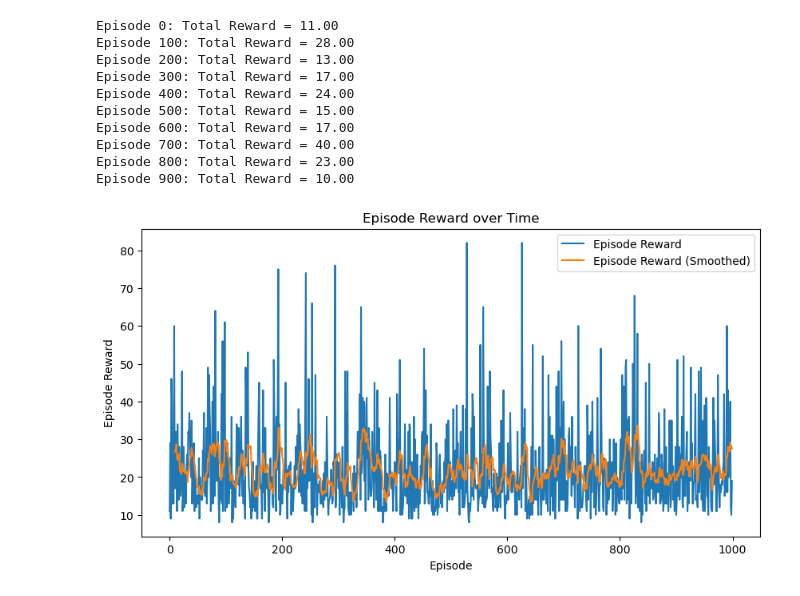
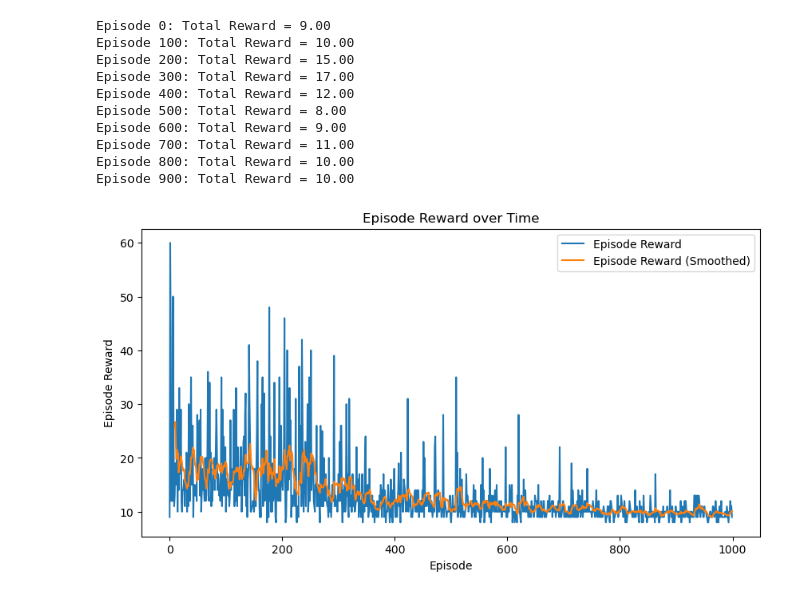
Before and after one commit to RanZhu1989/RL_PlayGround, a Jupyter notebook: Policy_Gradient/QAC_TD_SharedNet.ipynb, the cells around one changed output. Saved outputs shown, nothing was run; the diff lists cells and outputs as text; code cells hidden in the pictures.

```diff
--- a/Policy_Gradient/QAC_TD_SharedNet.ipynb
+++ b/Policy_Gradient/QAC_TD_SharedNet.ipynb
@@ -102,6 +102,7 @@ class TrainManager():
         self.device = torch.device(my_device)
 
         self.env = env
+        _,_ = self.env.reset(seed=self.seed)
         self.episode_num = episode_num
         obs_dim = gym.spaces.utils.flatdim(env.observation_space)
         action_dim = env.action_space.n
@@ -117,7 +118,7 @@ class TrainManager():
 
     def train_episode(self) -> float:
         total_reward = 0
-        obs,_ = self.env.reset(seed=self.seed)
+        obs,_ = self.env.reset()
         while True:
             action = self.agent.get_action(obs)
             next_obs, reward, terminated, truncated, _ = self.env.step(action)
@@ -154,26 +155,25 @@ class TrainManager():
         plt.legend()
         plt.show()
 # %%
-if __name__ == "__main__":
-    env = gym.make('CartPole-v0')
-    Manger = TrainManager(env = env,
-                        episode_num = 1000,
-                        lr = 1e-6,
-                        gamma = 0.98,
-                        seed = 0,
-                        my_device = "cpu"
-                        )
-    Manger.train()
-    Manger.plotting(smoothing_window=10)
+env = gym.make('CartPole-v0')
+Manger = TrainManager(env = env,
+                    episode_num = 1000,
+                    lr = 1e-5,
+                    gamma = 0.98,
+                    seed = 0,
+                    my_device = "cpu"
+                    )
+Manger.train()
+Manger.plotting(smoothing_window=10)
 # %% [output]
-Episode 0: Total Reward = 11.00
-Episode 100: Total Reward = 28.00
-Episode 200: Total Reward = 13.00
+Episode 0: Total Reward = 9.00
+Episode 100: Total Reward = 10.00
+Episode 200: Total Reward = 15.00
 Episode 300: Total Reward = 17.00
-Episode 400: Total Reward = 24.00
-Episode 500: Total Reward = 15.00
-Episode 600: Total Reward = 17.00
-Episode 700: Total Reward = 40.00
-Episode 800: Total Reward = 23.00
+Episode 400: Total Reward = 12.00
+Episode 500: Total Reward = 8.00
+Episode 600: Total Reward = 9.00
+Episode 700: Total Reward = 11.00
+Episode 800: Total Reward = 10.00
 Episode 900: Total Reward = 10.00
-[figure, old version]
+[figure, new version]
```
Also changed, not shown: 14 other files.
